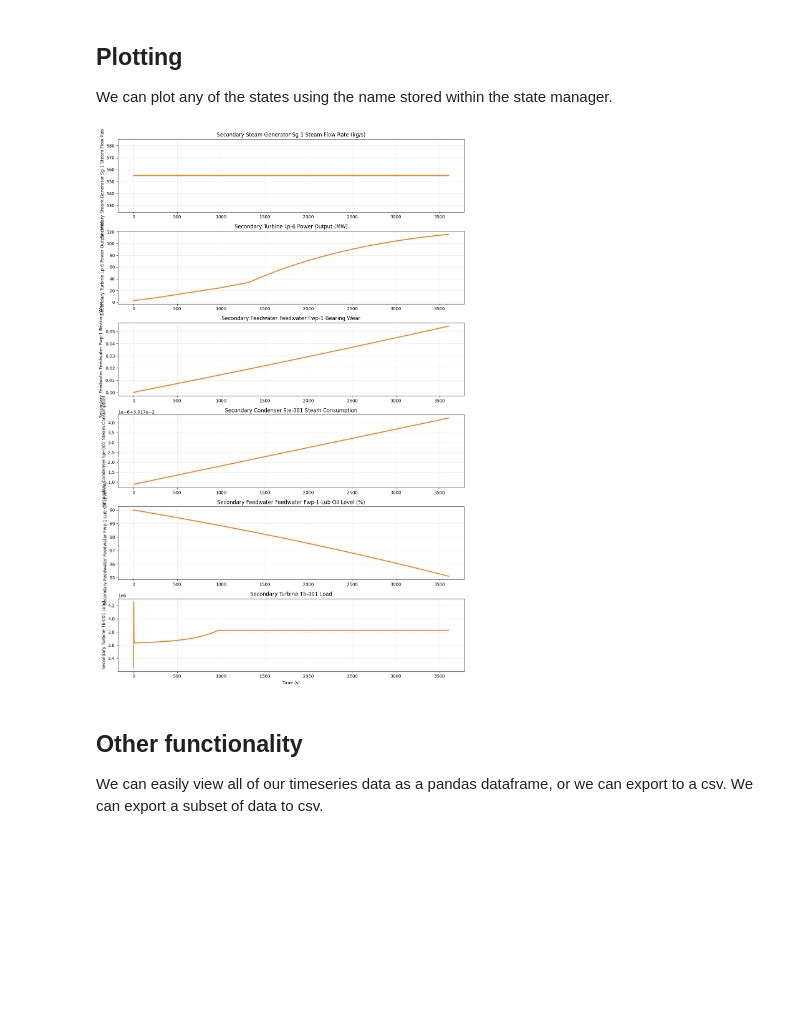
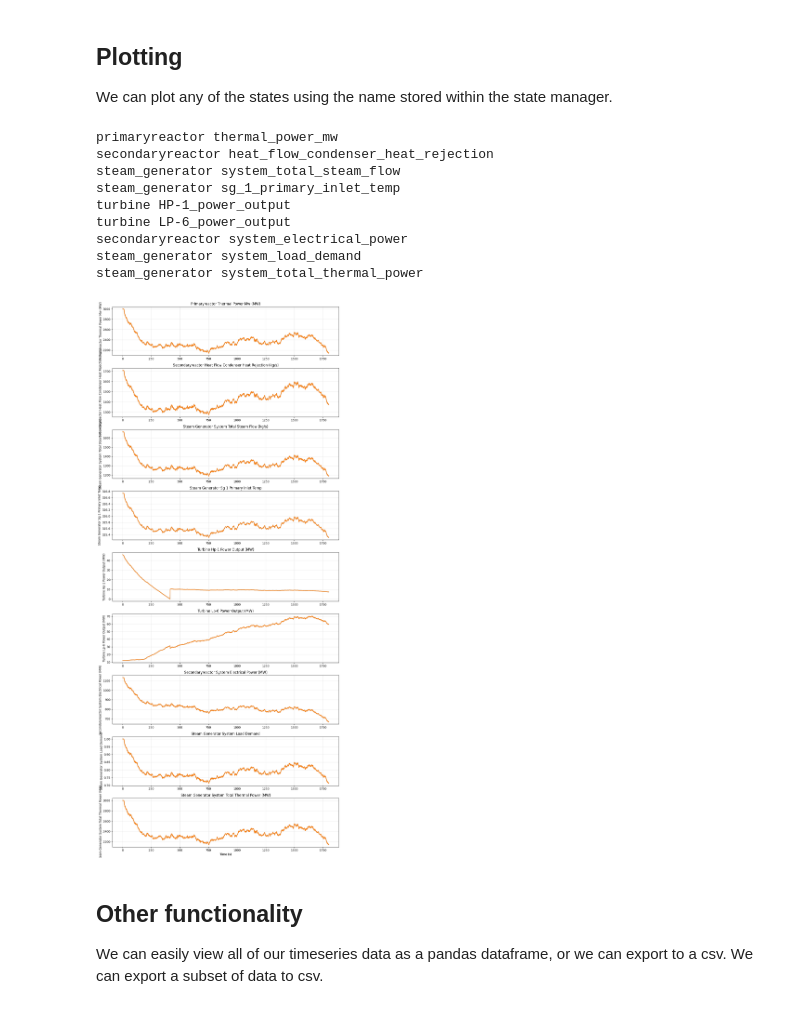
Before and after one commit to NuclearnAI/nuclear-sim, a Jupyter notebook: examples/nuclear_plant_simulation.ipynb, the cells around one changed output. Saved outputs shown, nothing was run; the diff lists cells and outputs as text; code cells hidden in the pictures; blank space fills up the shorter version.

```diff
--- a/examples/nuclear_plant_simulation.ipynb
+++ b/examples/nuclear_plant_simulation.ipynb
@@ -280,16 +272,29 @@ simulator.state_manager.get_available_variables()
 # %% [markdown]
 ## Plotting
 We can plot any of the states using the name stored within the state manager.
-# %%
-simulator.plot_parameters(['secondary.steam_generator.sg_1_steam_flow_rate',
-                          'secondary.turbine.LP-6_power_output',
-                          'secondary.feedwater.feedwater.FWP-1_bearing_wear',
-                          'secondary.condenser.SJE-001_steam_consumption',
-                          'secondary.feedwater.feedwater.FWP-1-LUB_oil_level',
-                          'secondary.turbine.TB-001_load',
-                          ])
-# %% [output]
-[figure, removed]
+# %%
+simulator.plot_parameters(['primary.primaryreactor.thermal_power_mw',
+                          'secondary.secondaryreactor.heat_flow_condenser_heat_rejection',
+                          'secondary.steam_generator.system_total_steam_flow',
+                          'secondary.steam_generator.sg_1_primary_inlet_temp',
+                          'secondary.turbine.HP-1_power_output',
+                          'secondary.turbine.LP-6_power_output',
+                          'secondary.secondaryreactor.system_electrical_power',
+                          'secondary.steam_generator.system_load_demand',
+                          'secondary.steam_generator.system_total_thermal_power',
+                          ],
+                          save=False)
+# %% [output]
+primaryreactor thermal_power_mw
+secondaryreactor heat_flow_condenser_heat_rejection
+steam_generator system_total_steam_flow
+steam_generator sg_1_primary_inlet_temp
+turbine HP-1_power_output
+turbine LP-6_power_output
+secondaryreactor system_electrical_power
+steam_generator system_load_demand
+steam_generator system_total_thermal_power
+[figure, added]
 # %% [markdown]
 ## Other functionality
 
```
Also changed, not shown: parts of 11 cells of this notebook.
